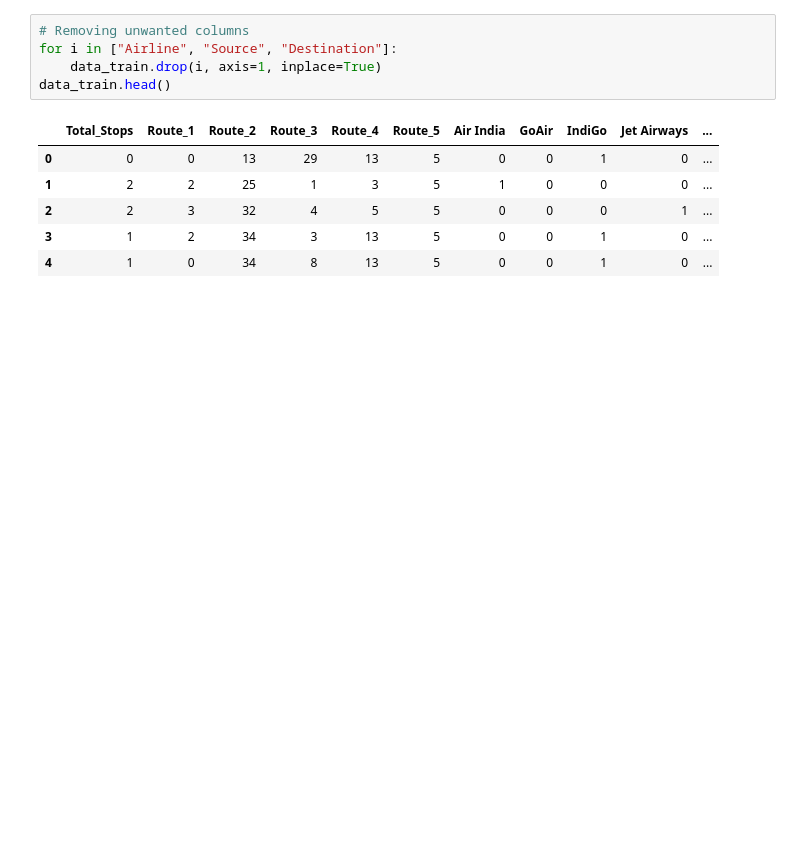
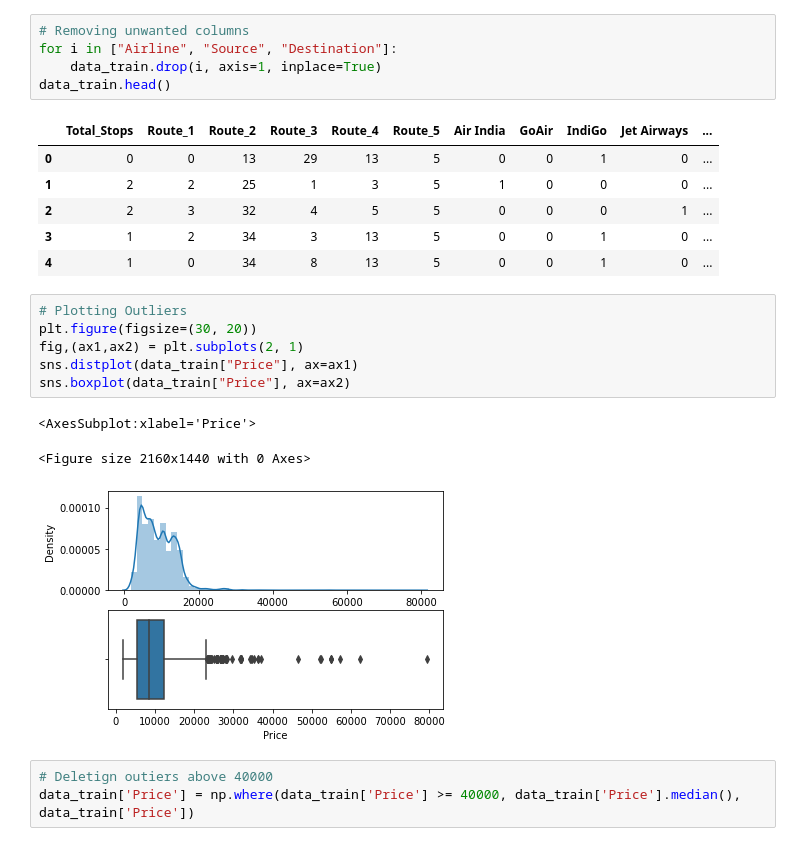
Before and after one commit to cybersaksham/Flight-Fare-Predict, a Jupyter notebook: main.ipynb, the cells around one changed output. Drawn from its saved outputs; the diff is of its cells as text; blank space fills up the shorter version.

Commit message:
outliers removed in price

```diff
--- a/main.ipynb
+++ b/main.ipynb
@@ -382,3 +382,16 @@ data_train.head()
 | 2 | 2 | 3 | 32 | 4 | 5 | 5 | 0 | 0 | 0 | 1 | ... |
 | 3 | 1 | 2 | 34 | 3 | 13 | 5 | 0 | 0 | 1 | 0 | ... |
 | 4 | 1 | 0 | 34 | 8 | 13 | 5 | 0 | 0 | 1 | 0 | ... |
+# %%
+# Plotting Outliers
+plt.figure(figsize=(30, 20))
+fig,(ax1,ax2) = plt.subplots(2, 1)
+sns.distplot(data_train["Price"], ax=ax1)
+sns.boxplot(data_train["Price"], ax=ax2)
+# %% [output]
+<AxesSubplot:xlabel='Price'>
+<Figure size 2160x1440 with 0 Axes>
+[figure, added]
+# %%
+# Deletign outiers above 40000
+data_train['Price'] = np.where(data_train['Price'] >= 40000, data_train['Price'].median(), data_train['Price'])
```
Also changed, not shown: parts of 1 cell of this notebook.
